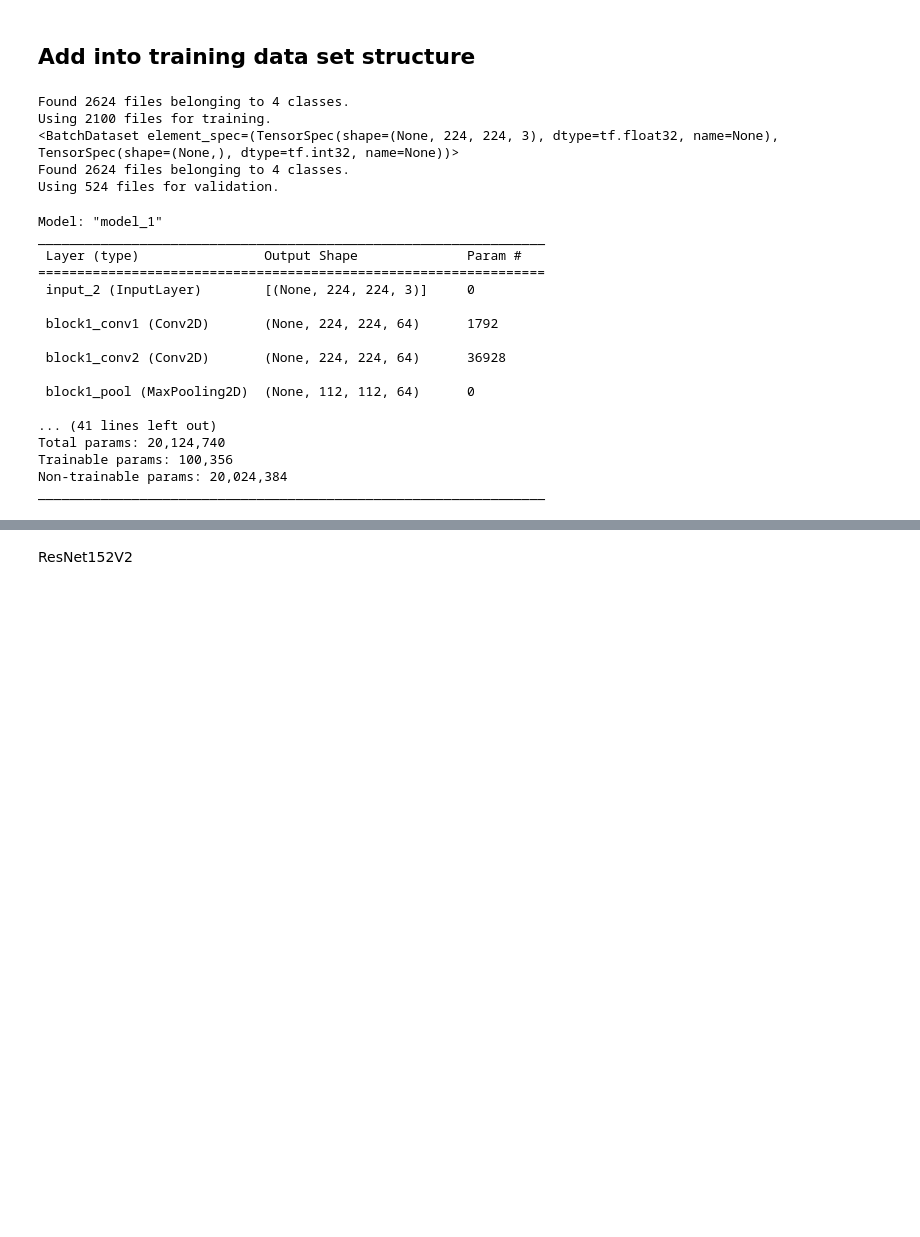
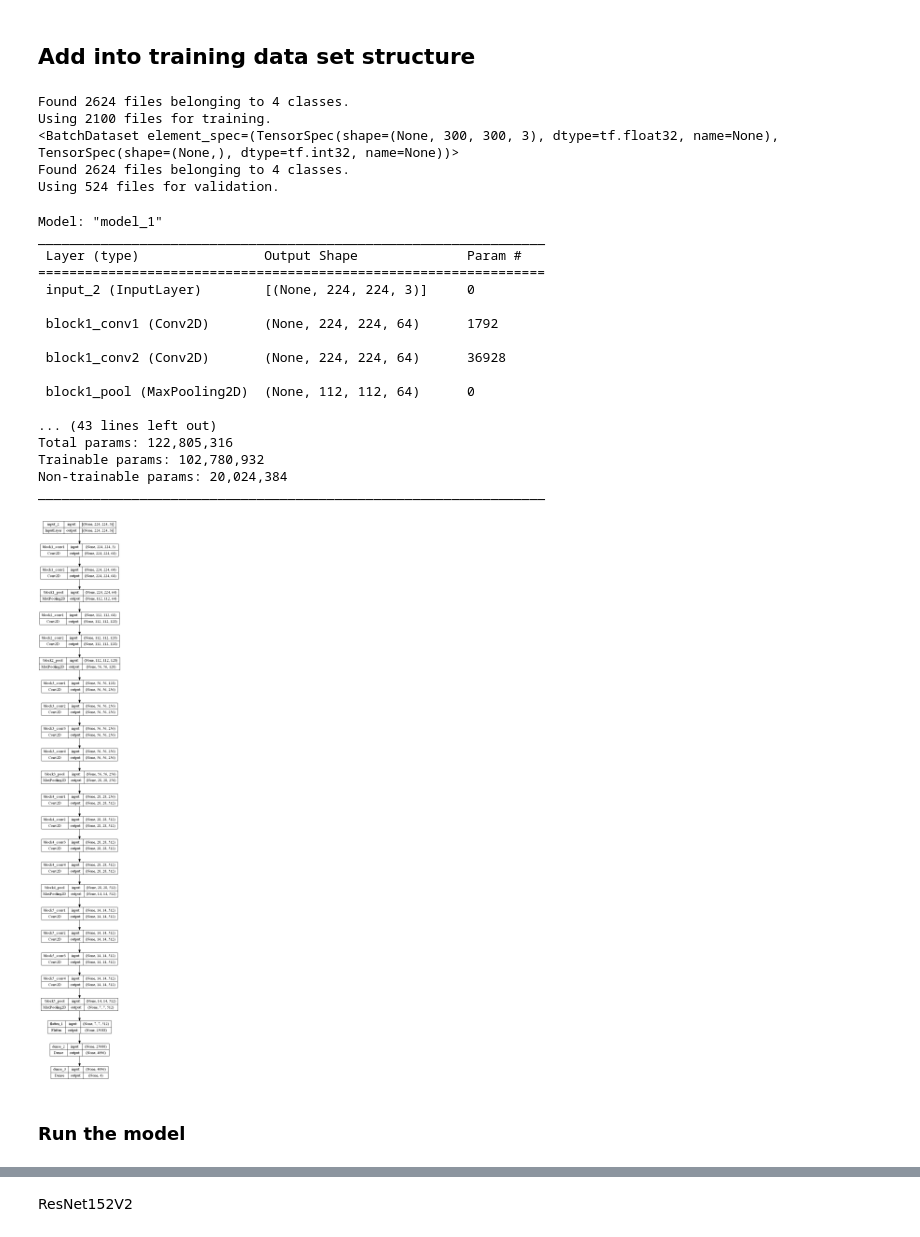
Before and after one commit to Skele-Y/COMP9517, a Jupyter notebook: project/shady_cnn3.ipynb, the cells around one changed output, grey strips where cells are left out. Saved outputs shown, nothing was run; the diff lists cells and outputs as text; code cells hidden in the pictures; blank space fills up the shorter version.

```diff
--- a/project/shady_cnn3.ipynb
+++ b/project/shady_cnn3.ipynb
@@ -106,7 +111,7 @@ Images organized successfully!
 ## Add into training data set structure
 # %%
 data_dir = '../elpv-dataset/sorted/'
-img_height,img_width=224,224
+img_height,img_width=IMAGE_SIZE
 batch_size=32
 train_ds = tf.keras.preprocessing.image_dataset_from_directory(
   data_dir,
@@ -127,7 +132,7 @@ val_ds = tf.keras.preprocessing.image_dataset_from_directory(
 # %% [output]
 Found 2624 files belonging to 4 classes.
 Using 2100 files for training.
-<BatchDataset element_spec=(TensorSpec(shape=(None, 224, 224, 3), dtype=tf.float32, name=None), TensorSpec(shape=(None,), dtype=tf.int32, name=None))>
+<BatchDataset element_spec=(TensorSpec(shape=(None, 300, 300, 3), dtype=tf.float32, name=None), TensorSpec(shape=(None,), dtype=tf.int32, name=None))>
 Found 2624 files belonging to 4 classes.
 Using 524 files for validation.
 # %%
@@ -139,31 +144,46 @@ one_hot_labels = to_categorical(class_labels, num_classes=4)
 # %%
 # Use this line for VGG19 network. Create a VGG19 model, and removing the last layer that is classifying 1000 images. This will be replaced with images classes we have.
 vgg = VGG19(input_shape=IMAGE_SIZE + [3], weights='imagenet', include_top=False)
 # This sets the base that the layers are not trainable. If we'd want to train the layers with custom data, these two lines can be ommitted.
 for layer in vgg.layers:
   layer.trainable = False
 
 x = Flatten()(vgg.output) #Output obtained on vgg16 is now flattened.
+
+x = Dense(4096, activation='relu')(x)
+#x = Dense(2048, activation='reulu')(x)
+
 prediction = Dense(4, activation='softmax')(x)
+
+
 #Creating model object
 model = Model(inputs=vgg.input, outputs=prediction)
+
 model.summary()
+
+from tensorflow.keras.utils import plot_model
+import pygraphviz
+# Save the diagram to a file
+plot_model(model, to_file='model_diagram.png', show_shapes=True, show_layer_names=True)
 # %% [output]
 Model: "model_1"
 _________________________________________________________________
  Layer (type)                Output Shape              Param #
 =================================================================
  input_2 (InputLayer)        [(None, 224, 224, 3)]     0
 
  block1_conv1 (Conv2D)       (None, 224, 224, 64)      1792
 
  block1_conv2 (Conv2D)       (None, 224, 224, 64)      36928
 
  block1_pool (MaxPooling2D)  (None, 112, 112, 64)      0
 
-... (41 lines left out)
-Total params: 20,124,740
-Trainable params: 100,356
+... (43 lines left out)
+Total params: 122,805,316
+Trainable params: 102,780,932
 Non-trainable params: 20,024,384
 _________________________________________________________________
+[figure, added]
+# %% [markdown]
+### Run the model
 # %%
```
Also changed, not shown: parts of 12 cells of this notebook, 1 other file.
